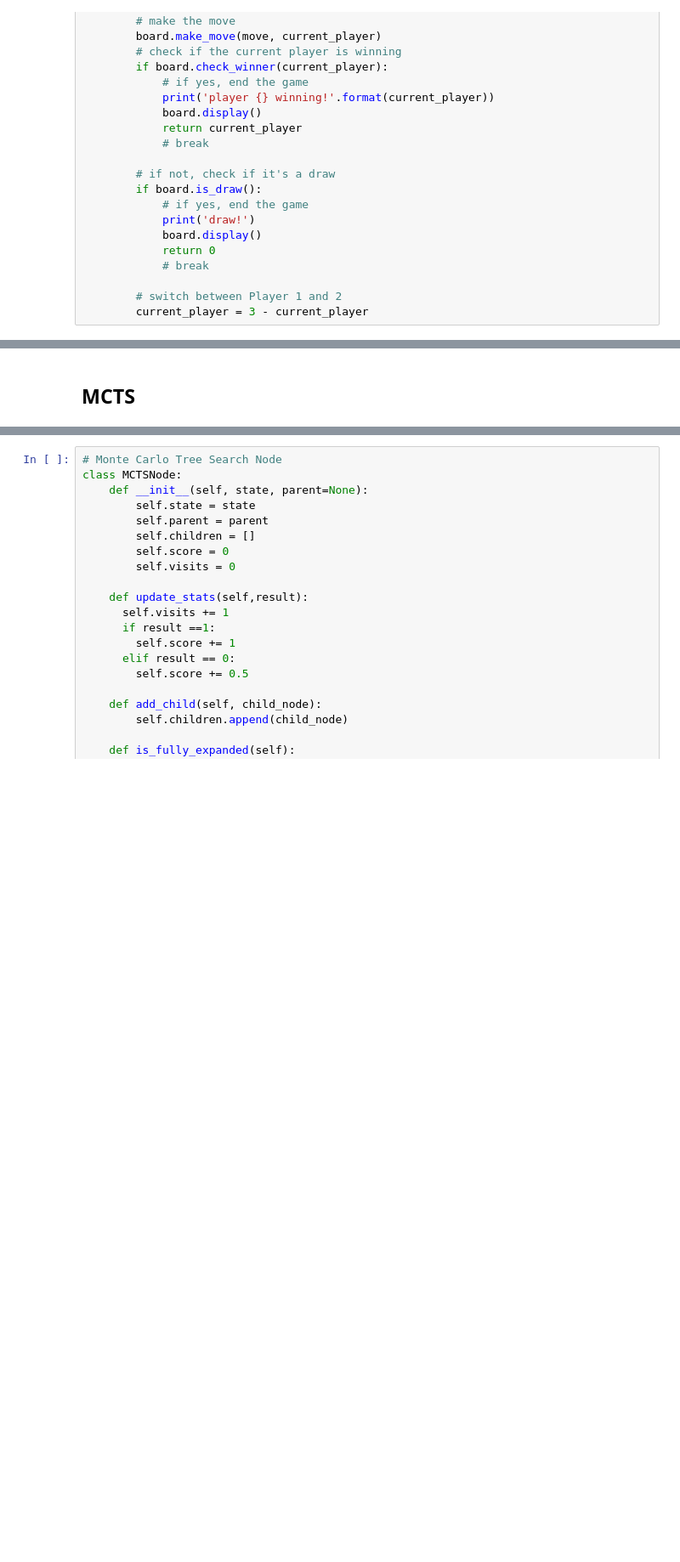
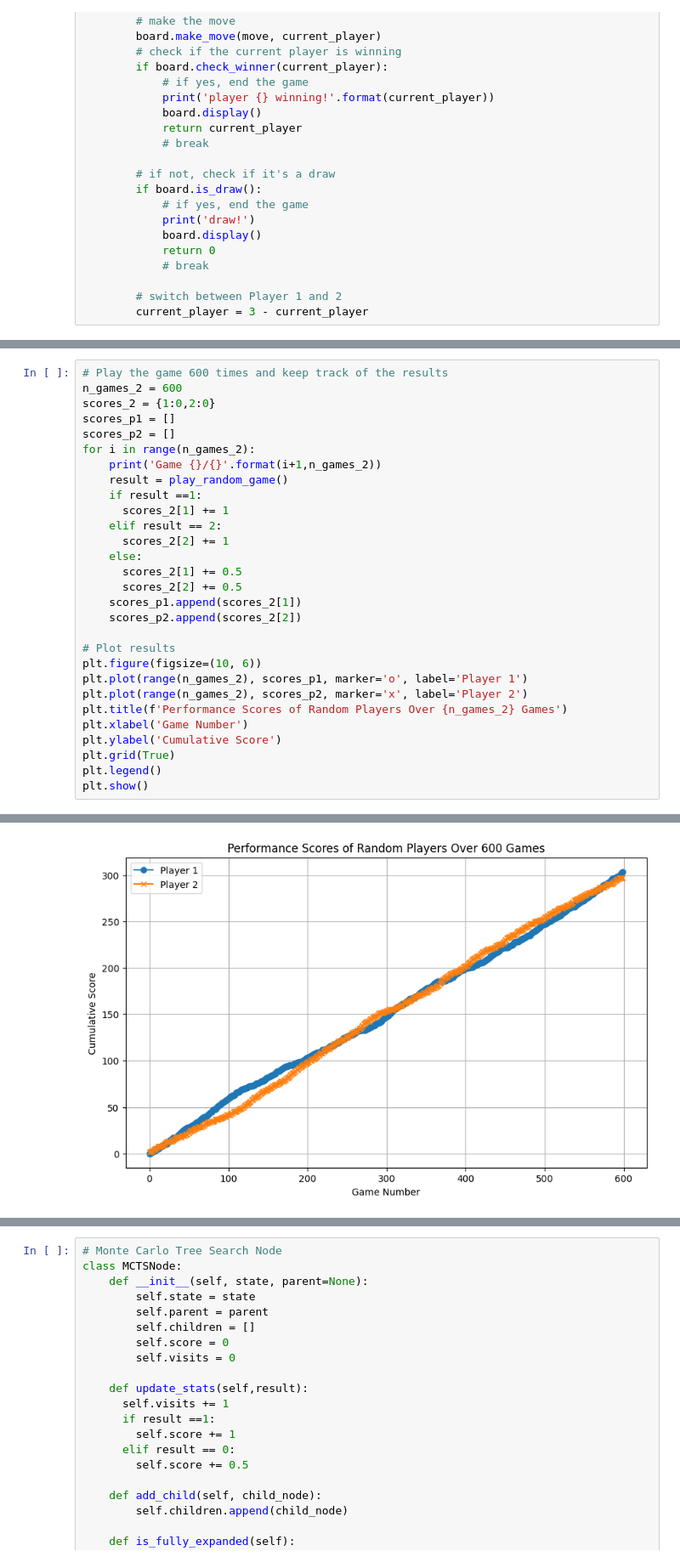
Before and after one commit to saiyanprince10/ai-projects, a Jupyter notebook: IAI_Sp25_HW2_ssuryaar.ipynb, the cells around one changed output, grey strips where cells are left out. Shown: that part at 85% size. Saved outputs shown, nothing was run; the diff lists cells and outputs as text; blank space fills up the shorter version.

```diff
--- a/IAI_Sp25_HW2_ssuryaar.ipynb
+++ b/IAI_Sp25_HW2_ssuryaar.ipynb
@@ -155,2 +157,30 @@ scores
-# %% [markdown]
-## MCTS
+# %%
+# Play the game 600 times and keep track of the results
+n_games_2 = 600
+scores_2 = {1:0,2:0}
+scores_p1 = []
+scores_p2 = []
+for i in range(n_games_2):
+    print('Game {}/{}'.format(i+1,n_games_2))
+    result = play_random_game()
+    if result ==1:
+      scores_2[1] += 1
+    elif result == 2:
+      scores_2[2] += 1
+    else:
+      scores_2[1] += 0.5
+      scores_2[2] += 0.5
+    scores_p1.append(scores_2[1])
+    scores_p2.append(scores_2[2])
+
+# Plot results
+plt.figure(figsize=(10, 6))
+plt.plot(range(n_games_2), scores_p1, marker='o', label='Player 1')
+plt.plot(range(n_games_2), scores_p2, marker='x', label='Player 2')
+plt.title(f'Performance Scores of Random Players Over {n_games_2} Games')
+plt.xlabel('Game Number')
+plt.ylabel('Cumulative Score')
+plt.grid(True)
+plt.legend()
+plt.show()
+# %% [output]
@@ -156,0 +204 @@ scores
+[figure, added]
```
Also changed, not shown: parts of 17 cells of this notebook.
